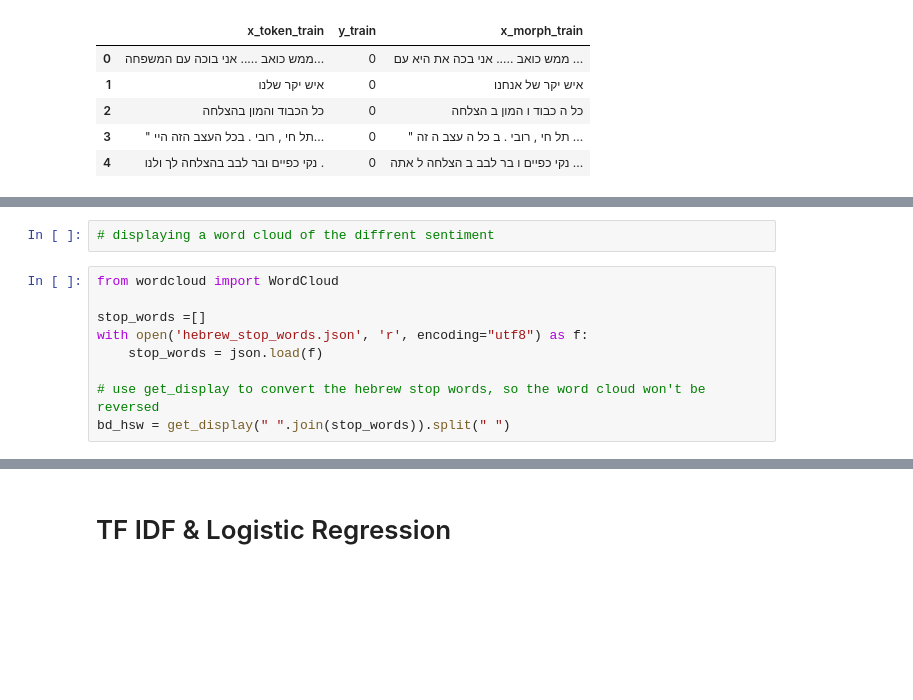
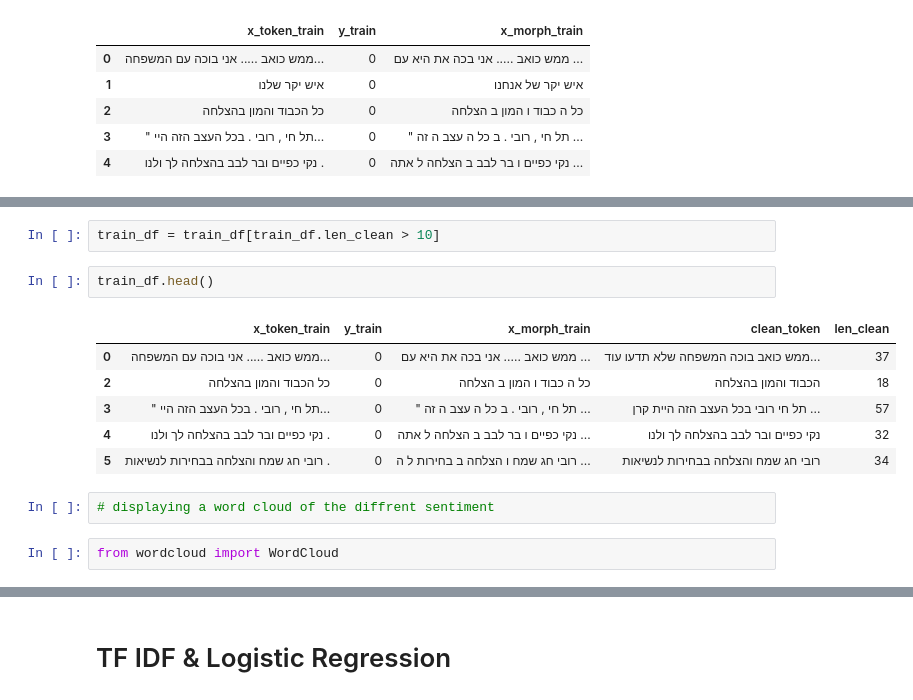
Before and after one commit to wzeyal/DataScience, a Jupyter notebook: DS_Training/NLP/Sentiment_Analysis.ipynb, the cells around one changed output, grey strips where cells are left out. Drawn from its saved outputs; the diff is of its cells as text; blank space fills up the shorter version.

```diff
--- a/DS_Training/NLP/Sentiment_Analysis.ipynb
+++ b/DS_Training/NLP/Sentiment_Analysis.ipynb
@@ -201,14 +262,18 @@ train_df["clean_token"] = train_df.x_token_train.map(lambda x: remove_punct(x))
+# %%
+train_df = train_df[train_df.len_clean > 10]
+# %%
+train_df.head()
+# %% [output]
+|  | x_token_train | y_train | x_morph_train | clean_token | len_clean |
+| 0 | ממש כואב ..... אני בוכה עם המשפחה... | 0 | ממש כואב ..... אני בכה את היא עם ... | ממש כואב בוכה המשפחה שלא תדעו עוד... | 37 |
+| 2 | כל הכבוד והמון בהצלחה | 0 | כל ה כבוד ו המון ב הצלחה | הכבוד והמון בהצלחה | 18 |
+| 3 | " תל חי , רובי . בכל העצב הזה היי... | 0 | " תל חי , רובי . ב כל ה עצב ה זה ... | תל חי רובי בכל העצב הזה היית קרן ... | 57 |
+| 4 | נקי כפיים ובר לבב בהצלחה לך ולנו . | 0 | נקי כפיים ו בר לבב ב הצלחה ל אתה ... | נקי כפיים ובר לבב בהצלחה לך ולנו | 32 |
+| 5 | רובי חג שמח והצלחה בבחירות לנשיאות . | 0 | רובי חג שמח ו הצלחה ב בחירות ל ה ... | רובי חג שמח והצלחה בבחירות לנשיאות | 34 |
 # %%
 # displaying a word cloud of the diffrent sentiment
 # %%
 from wordcloud import WordCloud
-
-stop_words =[]
-with open('hebrew_stop_words.json', 'r', encoding="utf8") as f:
-    stop_words = json.load(f)
-
-# use get_display to convert the hebrew stop words, so the word cloud won't be reversed
-bd_hsw = get_display(" ".join(stop_words)).split(" ")
 # %%
 all_positive_wc = WordCloud(
     colormap='viridis',
```
Also changed, not shown: parts of 18 cells of this notebook, 1 other file.
